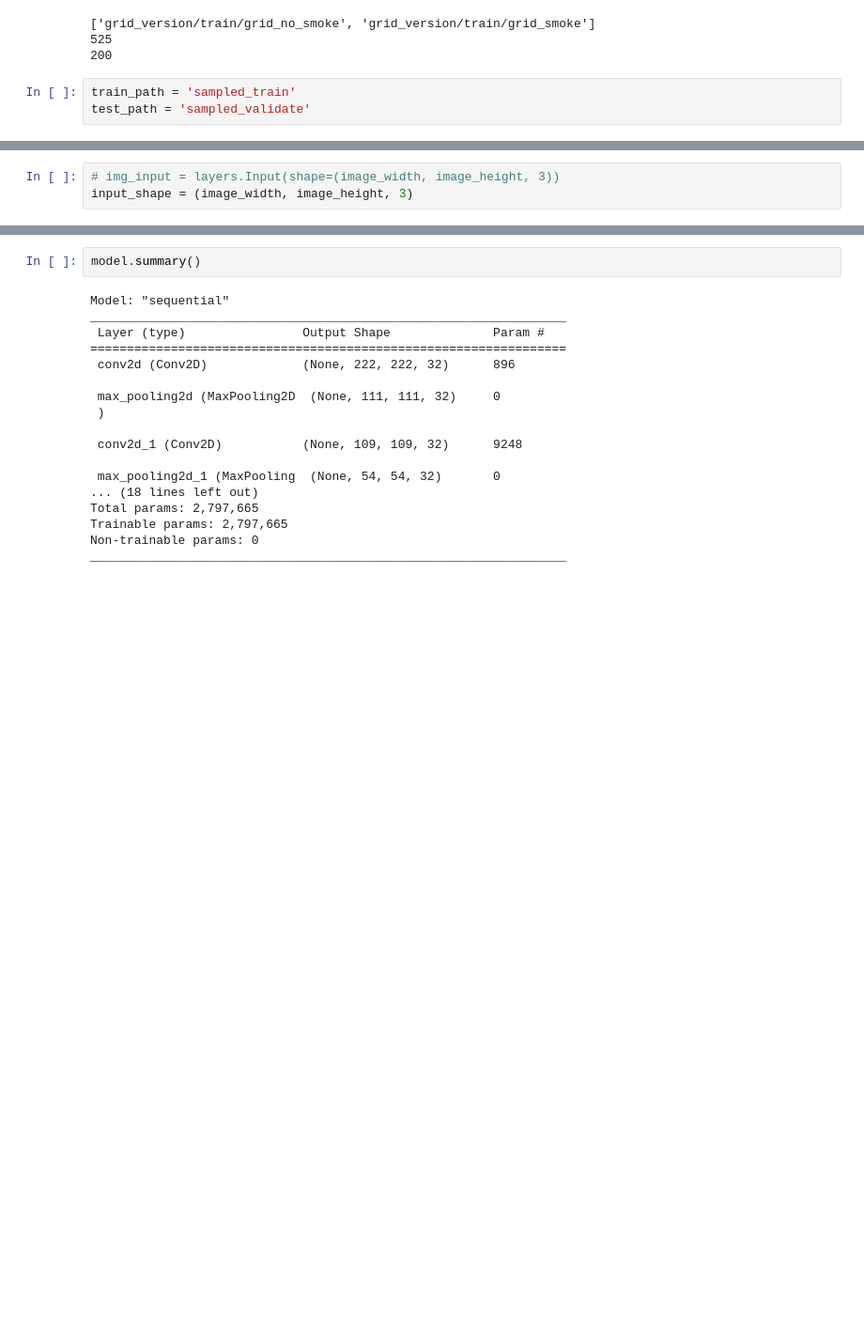
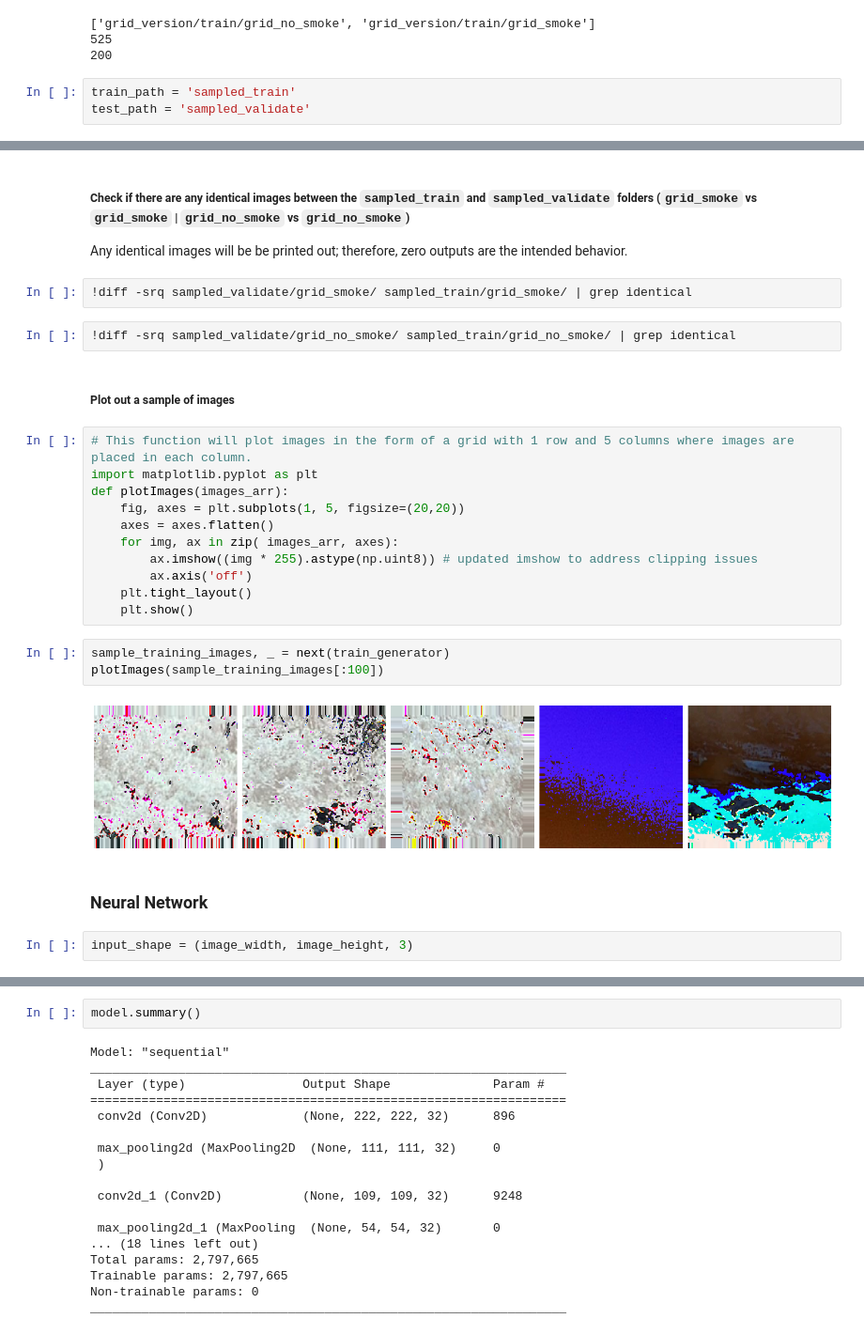
Before and after one commit to dancosta154/Image_Recognition_CNN, a Jupyter notebook: model_two.ipynb, the cells around one changed output, grey strips where cells are left out. Shown at 94% size. Saved outputs shown, nothing was run; the diff lists cells and outputs as text; blank space fills up the shorter version.

```diff
--- a/model_two.ipynb
+++ b/model_two.ipynb
@@ -181,6 +206,32 @@ Found 2895 images belonging to 2 classes.
 Found 725 images belonging to 2 classes.
+# %% [markdown]
+##### Check if there are any identical images between the `sampled_train` and `sampled_validate` folders (`grid_smoke` vs `grid_smoke` | `grid_no_smoke` vs `grid_no_smoke`)
+Any identical images will be be printed out; therefore, zero outputs are the intended behavior.
+# %%
+!diff -srq sampled_validate/grid_smoke/ sampled_train/grid_smoke/ | grep identical
+# %%
+!diff -srq sampled_validate/grid_no_smoke/ sampled_train/grid_no_smoke/ | grep identical
+# %% [markdown]
+##### Plot out a sample of images
+# %%
+# This function will plot images in the form of a grid with 1 row and 5 columns where images are placed in each column.
+import matplotlib.pyplot as plt
+def plotImages(images_arr):
+    fig, axes = plt.subplots(1, 5, figsize=(20,20))
+    axes = axes.flatten()
+    for img, ax in zip( images_arr, axes):
+        ax.imshow((img * 255).astype(np.uint8)) # updated imshow to address clipping issues
+        ax.axis('off')
+    plt.tight_layout()
+    plt.show()
+# %%
+sample_training_images, _ = next(train_generator)
+plotImages(sample_training_images[:100])
+# %% [output]
+[figure, added]
+# %% [markdown]
+### Neural Network
 # %%
-# img_input = layers.Input(shape=(image_width, image_height, 3))
 input_shape = (image_width, image_height, 3)
 # %%
 model = Sequential()
```
Also changed, not shown: parts of 25 cells of this notebook.
